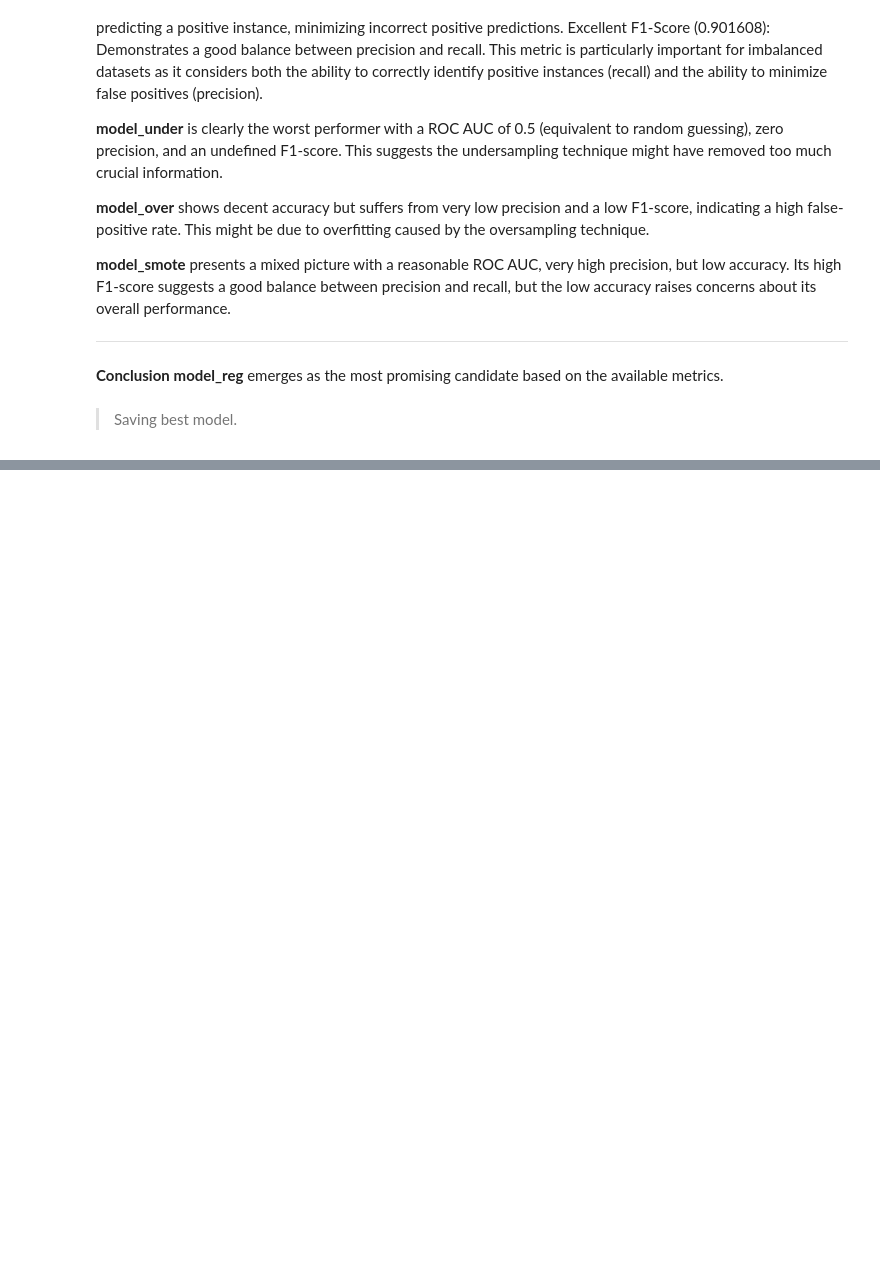
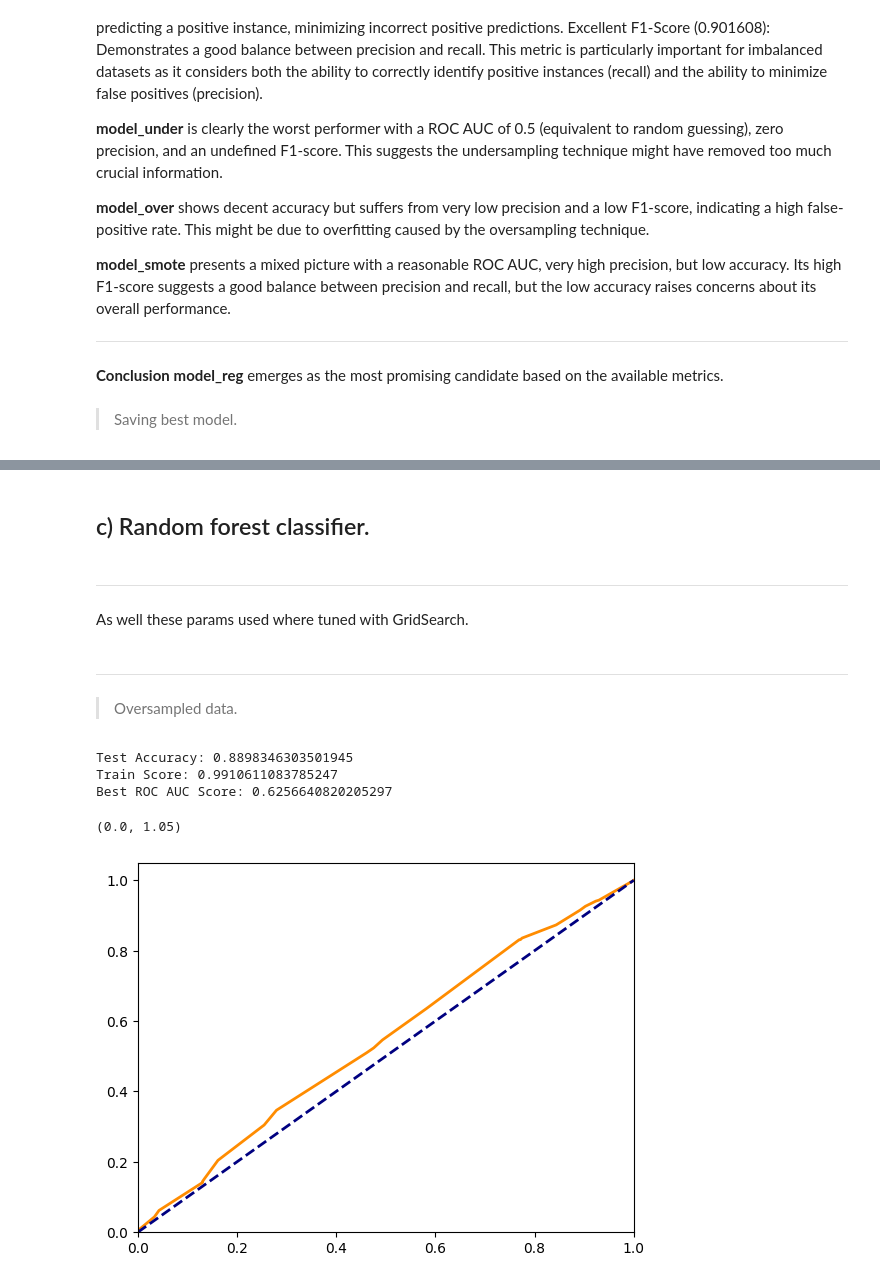
Before and after one commit to RonChits/Default-Probability, a Jupyter notebook: Default_Probability.ipynb, the cells around one changed output, grey strips where cells are left out. Saved outputs shown, nothing was run; the diff lists cells and outputs as text; code cells hidden in the pictures; blank space fills up the shorter version.

```diff
--- a/Default_Probability.ipynb
+++ b/Default_Probability.ipynb
@@ -1938,0 +1947,55 @@ with open('best-dtc-class.pkl', 'wb') as f:
+# %% [markdown]
+## c) Random forest classifier.
+# %% [markdown]
+
+
+---
+As well these params used where tuned with GridSearch.
+# %% [markdown]
+
+
+---
+# %% [markdown]
+> Oversampled data.
+# %%
+model_rfc1 = RandomForestClassifier(random_state=42)
+
+param_grid = {
+    'n_estimators': [200],
+    'max_depth': [10],
+    'min_samples_split': [5],
+    'min_samples_leaf': [4]
+}
+
+
+model_rfc1.fit(X_train_scaled_over, y_train_over)
+accuracies = cross_val_score(model_rfc1, X_train_scaled_over, y_train_over, cv=5)
+
+
+# Predict on test data using the best model
+y_pred = model_rfc1.predict(X_test_scaled_over)
+
+# Evaluate accuracy on test data
+accuracy = model_rfc1.score(X_test_scaled_over, y_test)
+y_pred_proba = model_smote.predict_proba(X_test)[:, 1]
+roc_auc = roc_auc_score(y_test, y_pred_proba)
+print("Test Accuracy:", accuracy)
+print("Train Score:",np.mean(accuracies))
+print("Best ROC AUC Score:", roc_auc)
+# %% [output]
+Test Accuracy: 0.8898346303501945
+Train Score: 0.9910611083785247
+Best ROC AUC Score: 0.6256640820205297
+# %%
+y_pred_proba = model_rfc1.predict_proba(X_test)[:, 1]  # Probabilities of class 1
+fpr, tpr, thresholds = roc_curve(y_test, y_pred_proba)
+roc_auc = auc(fpr, tpr)
+
+plt.figure()
+plt.plot(fpr, tpr, color='darkorange', lw=2, label='ROC curve (area = %0.2f)' % roc_auc)
+plt.plot([0, 1], [0, 1], color='navy', lw=2, linestyle='--')
+plt.xlim([0.0, 1.0])
+plt.ylim([0.0, 1.05])
+# %% [output]
+(0.0, 1.05)
+[figure, added]
```
Also changed, not shown: parts of 86 cells of this notebook.
